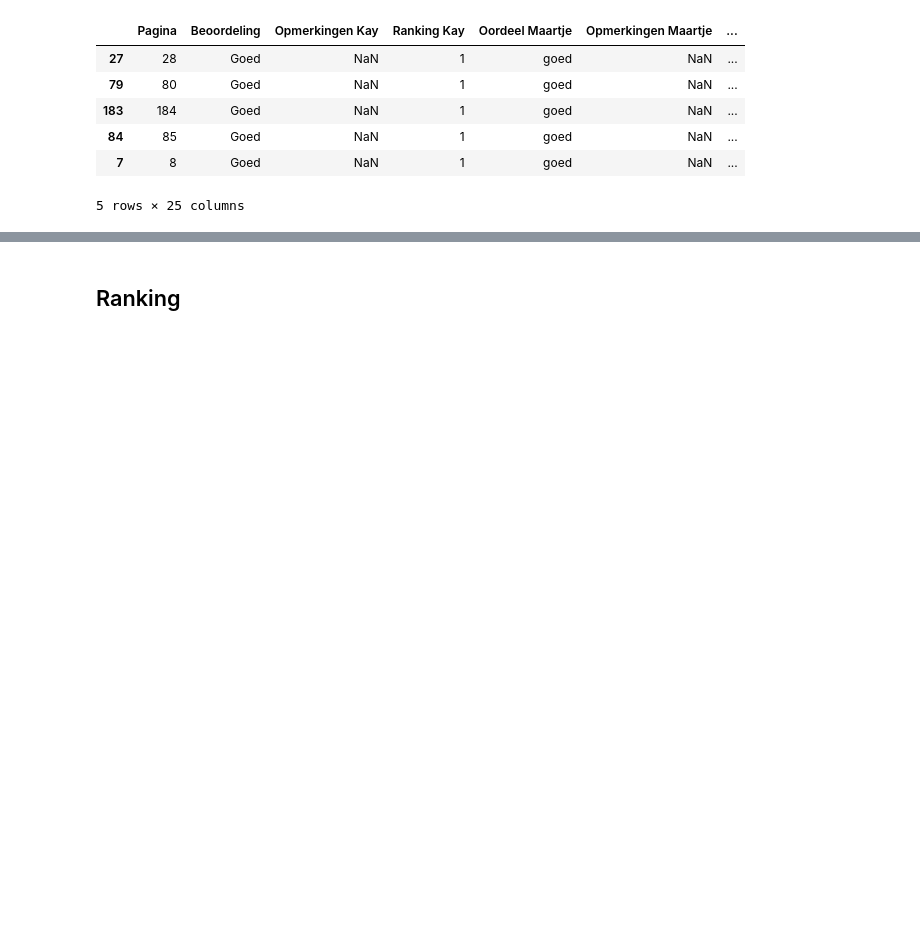
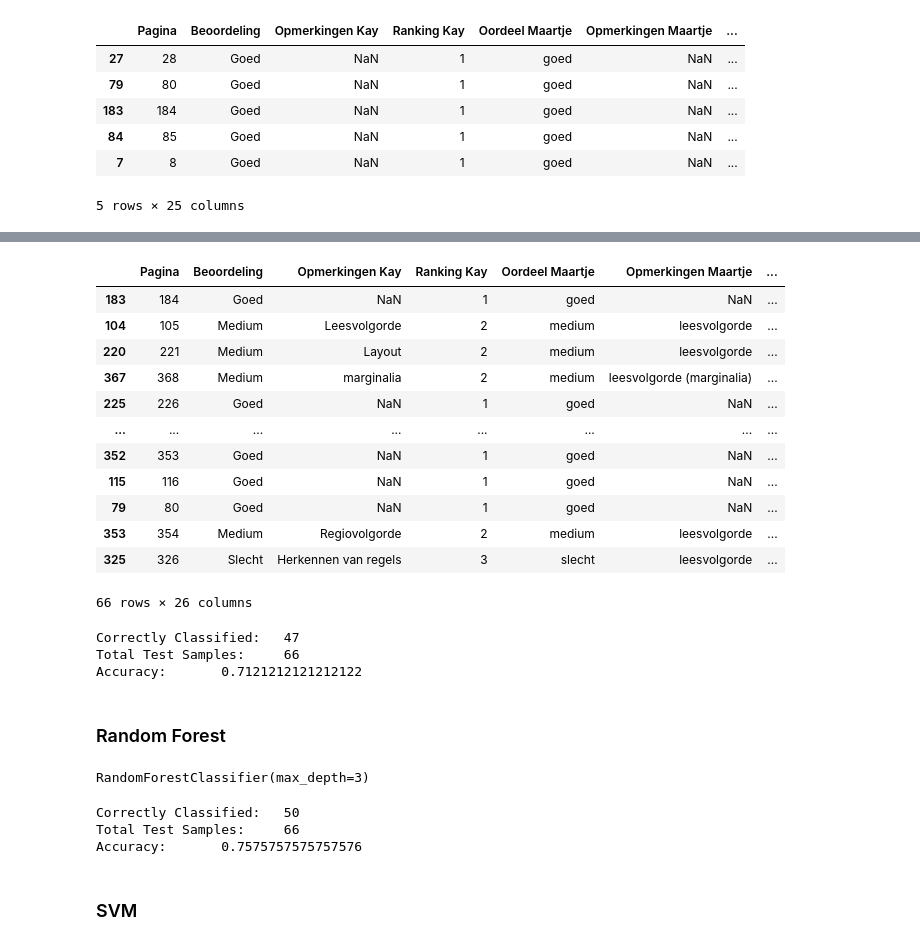
Before and after one commit to LAHTeR/nautilusocr, a Jupyter notebook: notebooks/quality.ipynb, the cells around one changed output, grey strips where cells are left out. Drawn from its saved outputs; the diff is of its cells as text; code cells hidden in the pictures; blank space fills up the shorter version.

Commit message:
Try several classifiers.

```diff
--- a/notebooks/quality.ipynb
+++ b/notebooks/quality.ipynb
@@ -657,10 +659,11 @@ judgements.iloc[judgements.quality.sort_values().index]
 | 171 | 172 | Slecht | Leesvolgorde | 3 | slecht | leesvolgorde | ... |
 500 rows × 20 columns
 # %%
-non_empty = judgements.loc[
-    (judgements.text.str.len() > 0) & (judgements["Ranking Kay"] == judgements["Ranking Maartje"])
+filtered = judgements.loc[
+    (judgements.text.str.len() > 0)
+    & (judgements["Ranking Kay"] == judgements["Ranking Maartje"])
 ]
-non_empty
+filtered
 # %% [output]
 |  | Pagina | Beoordeling | Opmerkingen Kay | Ranking Kay | Oordeel Maartje | Opmerkingen Maartje | ... |
 | 0 | 1 | Medium | Tekst | 2 | medium | NaN | ... |
@@ -722,12 +725,12 @@ non_empty[x_fields].max(), non_empty[x_fields].min()
 # TODO: refactor for vector operation instead of for loop
 for field, normalized_field in zip(x_fields, x_fields_normalized):
     assert (
-        non_empty[field].min() == 0.0
+        filtered[field].min() == 0.0
     ), "If the minimum is not 0.0, the formula must be adapted"
 
-    _max = non_empty[field].max()
-    non_empty[normalized_field] = non_empty[field].apply(lambda x: x / _max)
-non_empty
+    _max = filtered[field].max()
+    filtered[normalized_field] = filtered[field].apply(lambda x: x / _max)
+filtered
 # %% [output]
 A value is trying to be set on a copy of a slice from a DataFrame.
 Try using .loc[row_indexer,col_indexer] = value instead
@@ -771,7 +774,7 @@ non_empty[x_fields_normalized].max(), non_empty[x_fields_normalized].min()
 # %%
 from sklearn.model_selection import train_test_split
 
-train, test = train_test_split(non_empty, test_size=0.2, random_state=0)
+train, test = train_test_split(filtered, test_size=0.2, random_state=0)
 train, test
 # %% [output]
 (     Pagina Beoordeling  Opmerkingen Kay  Ranking Kay Oordeel Maartje  \
@@ -885,0 +905,7 @@ test.loc[test[y_field] == test.prediction_knn].sample(5).sort_values(y_field)
+# %%
+from sklearn import tree
+
+max_depth = 3
+
+decision_tree = tree.DecisionTreeClassifier(max_depth=max_depth)
+decision_tree.fit(X, y)
@@ -886,2 +931,51 @@ test.loc[test[y_field] == test.prediction_knn].sample(5).sort_values(y_field)
+# %%
+test["prediction_decision_tree"] = decision_tree.predict(X_test)
+test
+# %% [output]
+|  | Pagina | Beoordeling | Opmerkingen Kay | Ranking Kay | Oordeel Maartje | Opmerkingen Maartje | ... |
+| 183 | 184 | Goed | NaN | 1 | goed | NaN | ... |
+| 104 | 105 | Medium | Leesvolgorde | 2 | medium | leesvolgorde | ... |
+| 220 | 221 | Medium | Layout | 2 | medium | leesvolgorde | ... |
+| 367 | 368 | Medium | marginalia | 2 | medium | leesvolgorde (marginalia) | ... |
+| 225 | 226 | Goed | NaN | 1 | goed | NaN | ... |
+| ... | ... | ... | ... | ... | ... | ... | ... |
+| 352 | 353 | Goed | NaN | 1 | goed | NaN | ... |
+| 115 | 116 | Goed | NaN | 1 | goed | NaN | ... |
+| 79 | 80 | Goed | NaN | 1 | goed | NaN | ... |
+| 353 | 354 | Medium | Regiovolgorde | 2 | medium | leesvolgorde | ... |
+| 325 | 326 | Slecht | Herkennen van regels | 3 | slecht | leesvolgorde | ... |
+66 rows × 26 columns
+# %%
+correct = len(test.loc[test["prediction_decision_tree"] == test[y_field]])
+total = len(test)
+
+print(f"Correctly Classified:\t{correct}")
+print(f"Total Test Samples:\t{total}")
+print(f"Accuracy:\t{correct/total}")
+# %% [output]
+Correctly Classified:   47
+Total Test Samples:     66
+Accuracy:       0.7121212121212122
+# %% [markdown]
+### Random Forest
+# %%
+from sklearn.ensemble import RandomForestClassifier
+
+random_forest = RandomForestClassifier(max_depth=max_depth)
+random_forest.fit(X, y)
+# %% [output]
+RandomForestClassifier(max_depth=3)
+# %%
+correct = len(test.loc[test[y_field] == random_forest.predict(X_test)])
+
+total = len(test)
+
+print(f"Correctly Classified:\t{correct}")
+print(f"Total Test Samples:\t{total}")
+print(f"Accuracy:\t{correct/total}")
+# %% [output]
+Correctly Classified:   50
+Total Test Samples:     66
+Accuracy:       0.7575757575757576
 # %% [markdown]
-## Ranking
+### SVM
```
Also changed, not shown: parts of 21 cells of this notebook.
